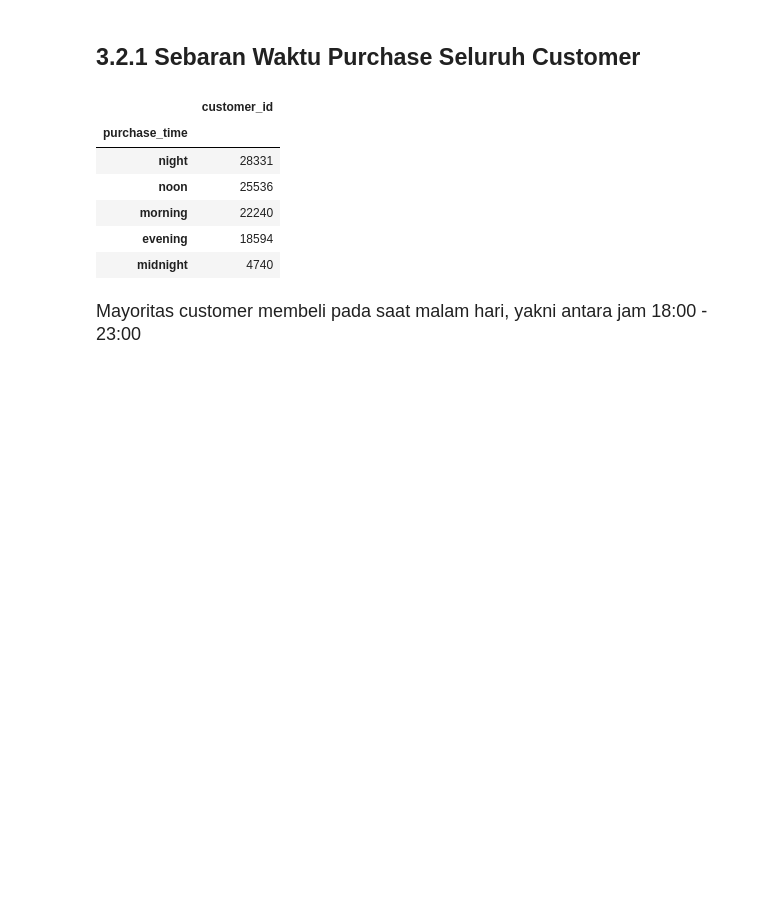
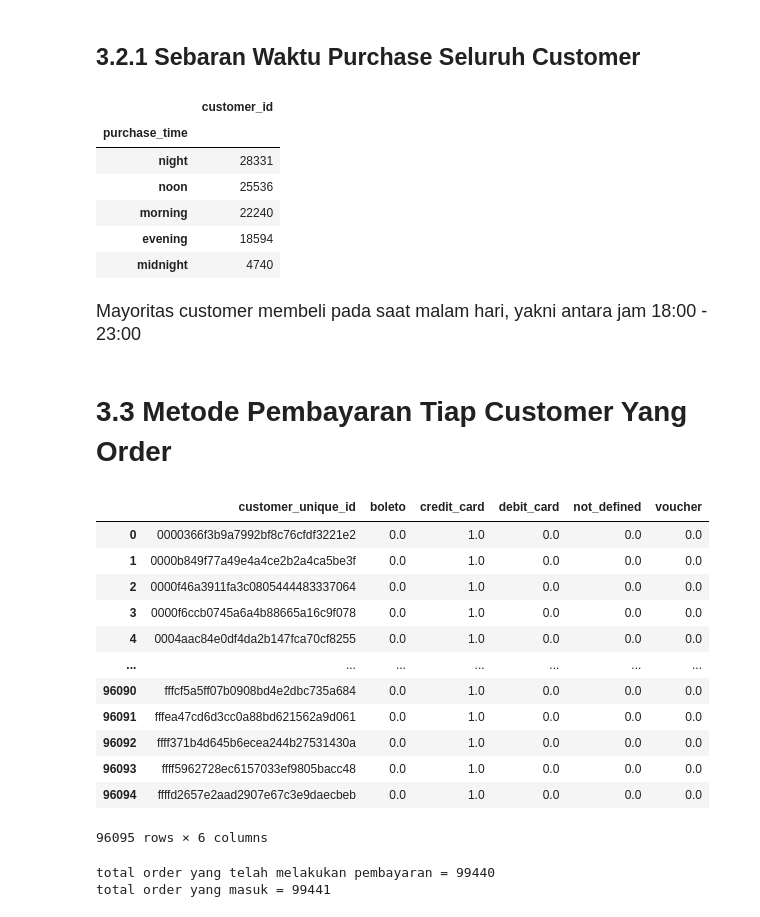
Before and after one commit to latifaahu/kaggle-brazilian, a Jupyter notebook: 03-latifah-hukma-shobiyya.ipynb, the cells around one changed output. Cells and saved outputs as stored; diff of their text form; code cells hidden in the pictures; blank space fills up the shorter version.

```diff
--- a/03-latifah-hukma-shobiyya.ipynb
+++ b/03-latifah-hukma-shobiyya.ipynb
@@ -647,3 +647,50 @@ cust_time_purchase.sort_values(by='customer_id', ascending=False)
 | midnight | 4740 |
 # %% [markdown]
 <font size="4">Mayoritas customer membeli pada saat malam hari, yakni antara jam 18:00 - 23:00</font>
+# %% [markdown]
+# 3.3 Metode Pembayaran Tiap Customer Yang Order
+# %%
+# merging dengan data cust
+cust_payments = payments.iloc[:,[0,2]].merge(orders, on='order_id')
+cust_payments = cust_payments.iloc[:,:3]
+
+# ambil frequency metode pembayaran masing-masing order
+cust_payments = cust_payments[['order_id','payment_type','customer_id']].groupby(['customer_id','payment_type']).count().reset_index()
+# cust_payments
+
+# buat feature baru
+cust_payments = cust_payments.pivot_table('order_id', ['customer_id'], 'payment_type')
+
+# handling NaN
+cust_payments = cust_payments.fillna(0)
+
+# showing dataframe
+cust_payments = cust_payments.rename_axis(None, axis=1).reset_index()
+cust_payments = cust_payments.merge(cust, on='customer_id')
+cust_payments = cust_payments.iloc[:,:7]
+cust_payments = cust_payments.groupby('customer_unique_id').sum().reset_index()
+cust_payments
+# %% [output]
+|  | customer_unique_id | boleto | credit_card | debit_card | not_defined | voucher |
+| 0 | 0000366f3b9a7992bf8c76cfdf3221e2 | 0.0 | 1.0 | 0.0 | 0.0 | 0.0 |
+| 1 | 0000b849f77a49e4a4ce2b2a4ca5be3f | 0.0 | 1.0 | 0.0 | 0.0 | 0.0 |
+| 2 | 0000f46a3911fa3c0805444483337064 | 0.0 | 1.0 | 0.0 | 0.0 | 0.0 |
+| 3 | 0000f6ccb0745a6a4b88665a16c9f078 | 0.0 | 1.0 | 0.0 | 0.0 | 0.0 |
+| 4 | 0004aac84e0df4da2b147fca70cf8255 | 0.0 | 1.0 | 0.0 | 0.0 | 0.0 |
+| ... | ... | ... | ... | ... | ... | ... |
+| 96090 | fffcf5a5ff07b0908bd4e2dbc735a684 | 0.0 | 1.0 | 0.0 | 0.0 | 0.0 |
+| 96091 | fffea47cd6d3cc0a88bd621562a9d061 | 0.0 | 1.0 | 0.0 | 0.0 | 0.0 |
+| 96092 | ffff371b4d645b6ecea244b27531430a | 0.0 | 1.0 | 0.0 | 0.0 | 0.0 |
+| 96093 | ffff5962728ec6157033ef9805bacc48 | 0.0 | 1.0 | 0.0 | 0.0 | 0.0 |
+| 96094 | ffffd2657e2aad2907e67c3e9daecbeb | 0.0 | 1.0 | 0.0 | 0.0 | 0.0 |
+96095 rows × 6 columns
+# %%
+# merging dengan data cust
+cust_payments = payments.iloc[:,[0,2]].merge(orders, on='order_id')
+
+# cek orderan yang sudah selesai proses pembayaran
+print("total order yang telah melakukan pembayaran =", cust_payments['customer_id'].value_counts().size)
+print("total order yang masuk =", cust['customer_id'].value_counts().size)
+# %% [output]
+total order yang telah melakukan pembayaran = 99440
+total order yang masuk = 99441
```
Also changed, not shown: parts of 4 cells of this notebook.
